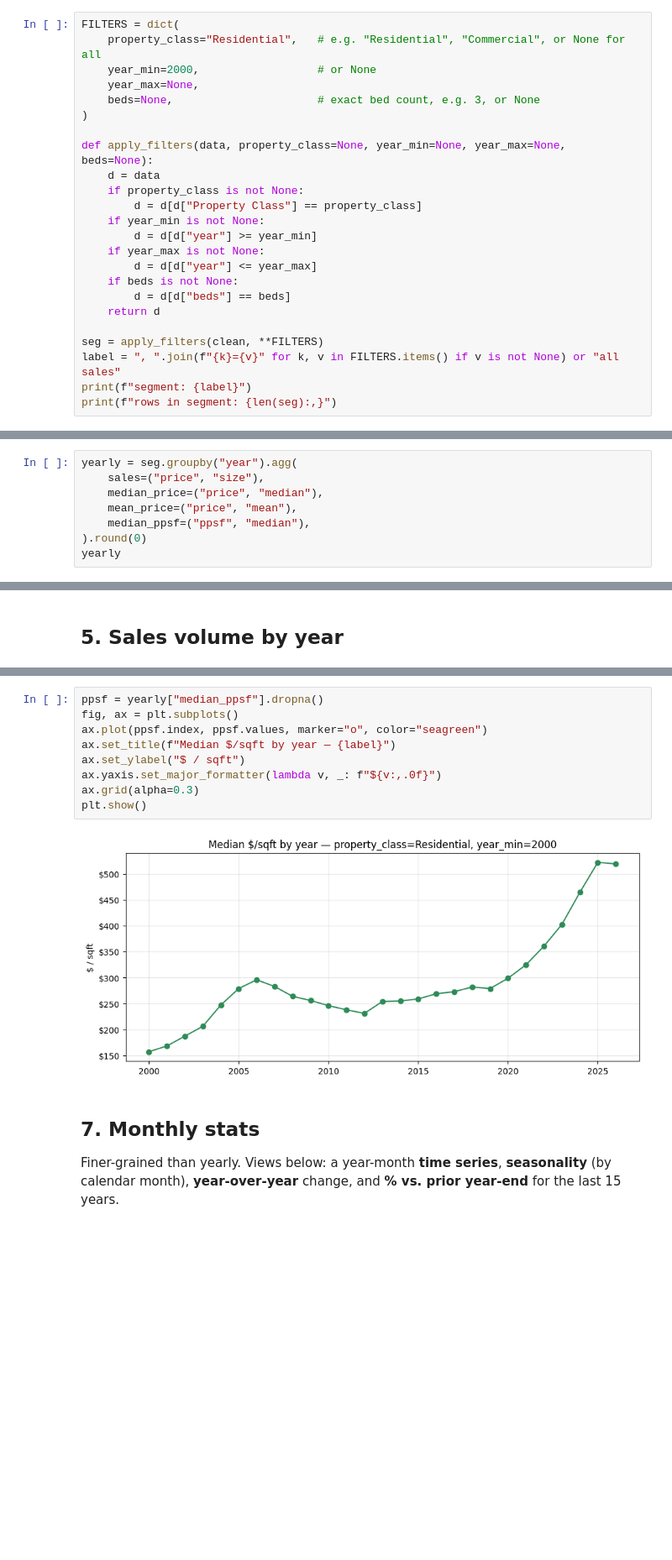
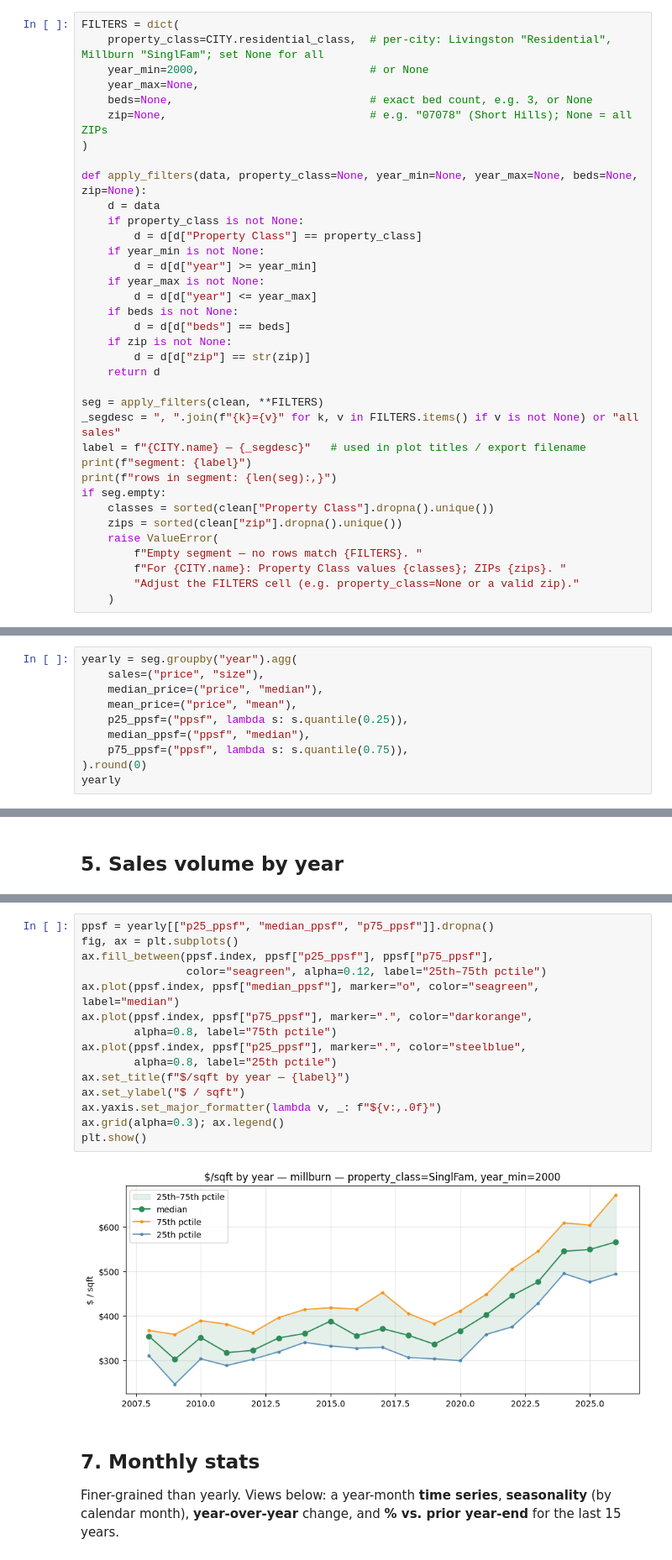
Before and after one commit to puzeyang/mls-analysis, a Jupyter notebook: notebooks/sales_trends.ipynb, the cells around one changed output, grey strips where cells are left out. Shown at 84% size. Drawn from its saved outputs; the diff is of its cells as text; blank space fills up the shorter version.

```diff
--- a/notebooks/sales_trends.ipynb
+++ b/notebooks/sales_trends.ipynb
@@ -59,13 +86,14 @@ date range:      1987-05-18 → 2026-03-30
 Set the segment to analyze. `None` means "no filter on that field". Re-run from here down after changing.
 # %%
 FILTERS = dict(
-    property_class="Residential",   # e.g. "Residential", "Commercial", or None for all
-    year_min=2000,                  # or None
+    property_class=CITY.residential_class,  # per-city: Livingston "Residential", Millburn "SinglFam"; set None for all
+    year_min=2000,                          # or None
     year_max=None,
-    beds=None,                      # exact bed count, e.g. 3, or None
+    beds=None,                              # exact bed count, e.g. 3, or None
+    zip=None,                               # e.g. "07078" (Short Hills); None = all ZIPs
 )
 
-def apply_filters(data, property_class=None, year_min=None, year_max=None, beds=None):
+def apply_filters(data, property_class=None, year_min=None, year_max=None, beds=None, zip=None):
     d = data
     if property_class is not None:
         d = d[d["Property Class"] == property_class]
@@ -75,10 +103,21 @@ def apply_filters(data, property_class=None, year_min=None, year_max=None, beds=
         d = d[d["year"] <= year_max]
     if beds is not None:
         d = d[d["beds"] == beds]
+    if zip is not None:
+        d = d[d["zip"] == str(zip)]
     return d
 
 seg = apply_filters(clean, **FILTERS)
-label = ", ".join(f"{k}={v}" for k, v in FILTERS.items() if v is not None) or "all sales"
+_segdesc = ", ".join(f"{k}={v}" for k, v in FILTERS.items() if v is not None) or "all sales"
+label = f"{CITY.name} — {_segdesc}"   # used in plot titles / export filename
 print(f"segment: {label}")
 print(f"rows in segment: {len(seg):,}")
+if seg.empty:
+    classes = sorted(clean["Property Class"].dropna().unique())
+    zips = sorted(clean["zip"].dropna().unique())
+    raise ValueError(
+        f"Empty segment — no rows match {FILTERS}. "
+        f"For {CITY.name}: Property Class values {classes}; ZIPs {zips}. "
+        "Adjust the FILTERS cell (e.g. property_class=None or a valid zip)."
+    )
 # %% [output]
@@ -93,7 +132,9 @@ yearly = seg.groupby("year").agg(
     sales=("price", "size"),
     median_price=("price", "median"),
     mean_price=("price", "mean"),
+    p25_ppsf=("ppsf", lambda s: s.quantile(0.25)),
     median_ppsf=("ppsf", "median"),
+    p75_ppsf=("ppsf", lambda s: s.quantile(0.75)),
 ).round(0)
 yearly
 # %% [output]
@@ -144,14 +187,20 @@ plt.show()
 # %%
-ppsf = yearly["median_ppsf"].dropna()
+ppsf = yearly[["p25_ppsf", "median_ppsf", "p75_ppsf"]].dropna()
 fig, ax = plt.subplots()
-ax.plot(ppsf.index, ppsf.values, marker="o", color="seagreen")
-ax.set_title(f"Median $/sqft by year — {label}")
+ax.fill_between(ppsf.index, ppsf["p25_ppsf"], ppsf["p75_ppsf"],
+                color="seagreen", alpha=0.12, label="25th–75th pctile")
+ax.plot(ppsf.index, ppsf["median_ppsf"], marker="o", color="seagreen", label="median")
+ax.plot(ppsf.index, ppsf["p75_ppsf"], marker=".", color="darkorange",
+        alpha=0.8, label="75th pctile")
+ax.plot(ppsf.index, ppsf["p25_ppsf"], marker=".", color="steelblue",
+        alpha=0.8, label="25th pctile")
+ax.set_title(f"$/sqft by year — {label}")
 ax.set_ylabel("$ / sqft")
 ax.yaxis.set_major_formatter(lambda v, _: f"${v:,.0f}")
-ax.grid(alpha=0.3)
+ax.grid(alpha=0.3); ax.legend()
 plt.show()
 # %% [output]
-[figure, old version]
+[figure, new version]
 # %% [markdown]
 ## 7. Monthly stats
 
```
Also changed, not shown: parts of 14 cells of this notebook, 9 other files.
